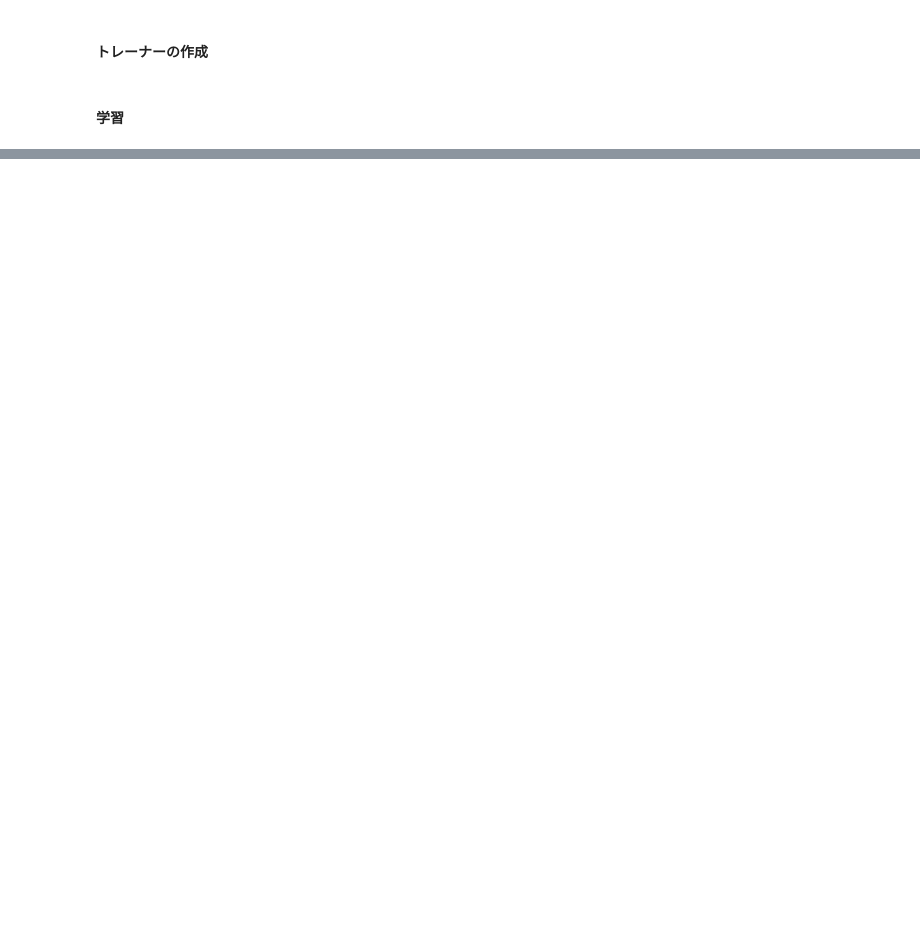
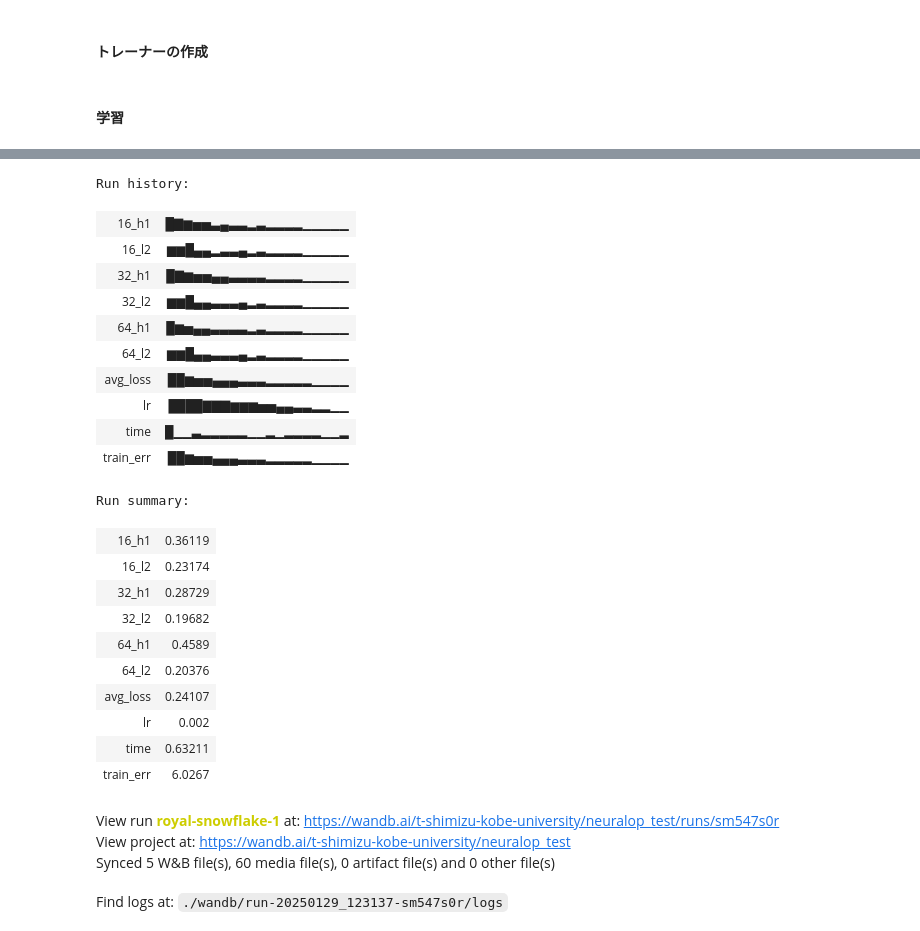
Before and after one commit to shimi3435/neuralop_test_semi, a Jupyter notebook: FNO/train_2Ddarcy_flow_by_FNO.ipynb, the cells around one changed output, grey strips where cells are left out. Cells and saved outputs as stored; diff of their text form; code cells hidden in the pictures; blank space fills up the shorter version.

```diff
--- a/FNO/train_2Ddarcy_flow_by_FNO.ipynb
+++ b/FNO/train_2Ddarcy_flow_by_FNO.ipynb
@@ -324,0 +558,3 @@ are other ways to scale the outputs of the FNO to train a true super-resolution
+# %%
+wandb.finish()
+# %% [output]
@@ -324,0 +562,26 @@ are other ways to scale the outputs of the FNO to train a true super-resolution
+Run history:
+| 16_h1 | █▇▆▅▅▃▄▃▃▂▃▂▂▂▂▁▁▁▁▁ |
+| 16_l2 | ▆▆█▄▄▂▃▃▄▂▃▂▂▂▂▁▁▁▁▁ |
+| 32_h1 | █▇▆▅▅▄▄▃▃▃▃▂▂▂▂▁▁▁▁▁ |
+| 32_l2 | ▆▆█▄▄▃▃▃▄▂▃▂▂▂▂▁▁▁▁▁ |
+| 64_h1 | █▆▅▄▄▃▃▃▃▂▃▂▂▂▂▁▁▁▁▁ |
+| 64_l2 | ▆▆█▄▄▃▃▃▄▂▃▂▂▂▂▁▁▁▁▁ |
+| avg_loss | ██▆▅▅▄▄▄▃▃▃▂▂▂▂▂▁▁▁▁ |
+| lr | ████▇▇▇▆▆▆▅▅▄▄▃▃▂▂▁▁ |
+| time | █▁▁▃▂▂▂▂▂▁▁▂▁▂▂▂▂▁▁▂ |
+| train_err | ██▆▅▅▄▄▄▃▃▃▂▂▂▂▂▁▁▁▁ |
+Run summary:
+| 16_h1 | 0.36119 |
+| 16_l2 | 0.23174 |
+| 32_h1 | 0.28729 |
+| 32_l2 | 0.19682 |
+| 64_h1 | 0.4589 |
+| 64_l2 | 0.20376 |
+| avg_loss | 0.24107 |
+| lr | 0.002 |
+| time | 0.63211 |
+| train_err | 6.0267 |
+View run royal-snowflake-1 at: https://wandb.ai/t-shimizu-kobe-university/neuralop_test/runs/sm547s0r
+View project at: https://wandb.ai/t-shimizu-kobe-university/neuralop_test
+Synced 5 W&B file(s), 60 media file(s), 0 artifact file(s) and 0 other file(s)
+Find logs at: ./wandb/run-20250129_123137-sm547s0r/logs
```
Also changed, not shown: parts of 25 cells of this notebook, 1 other file.
